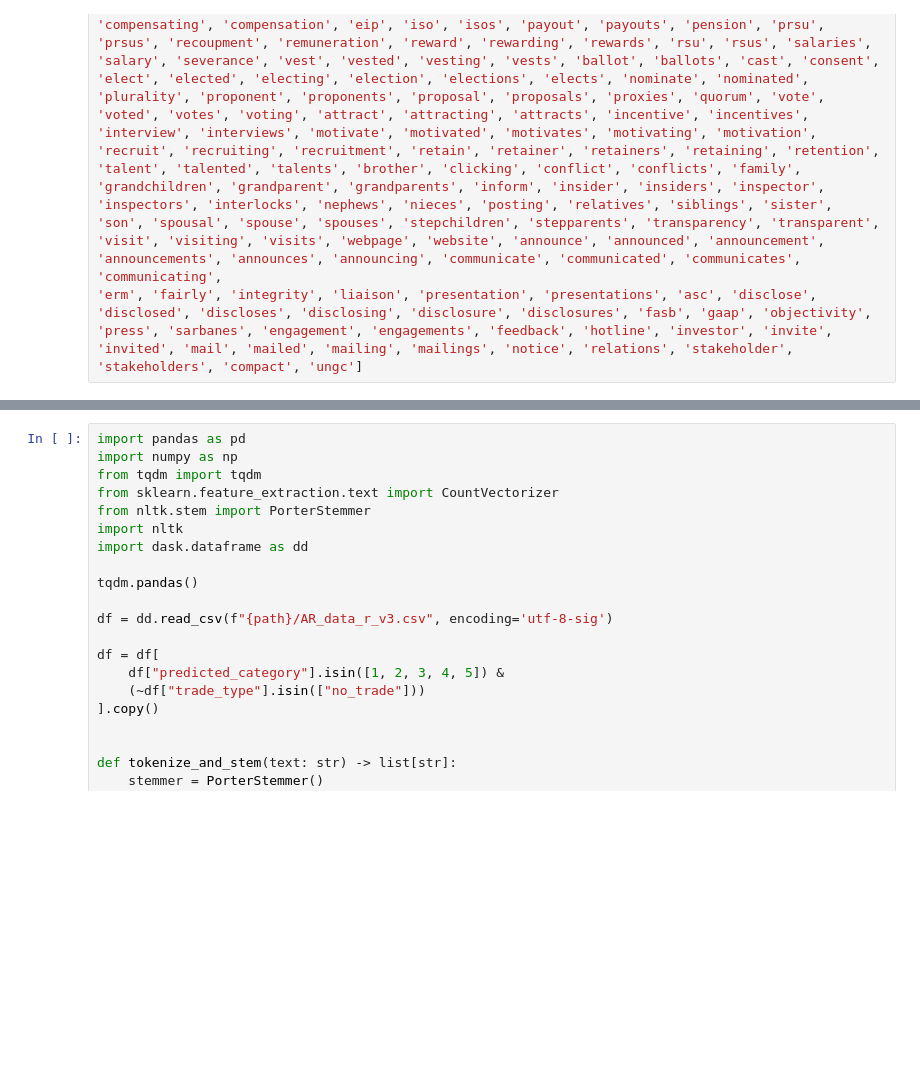
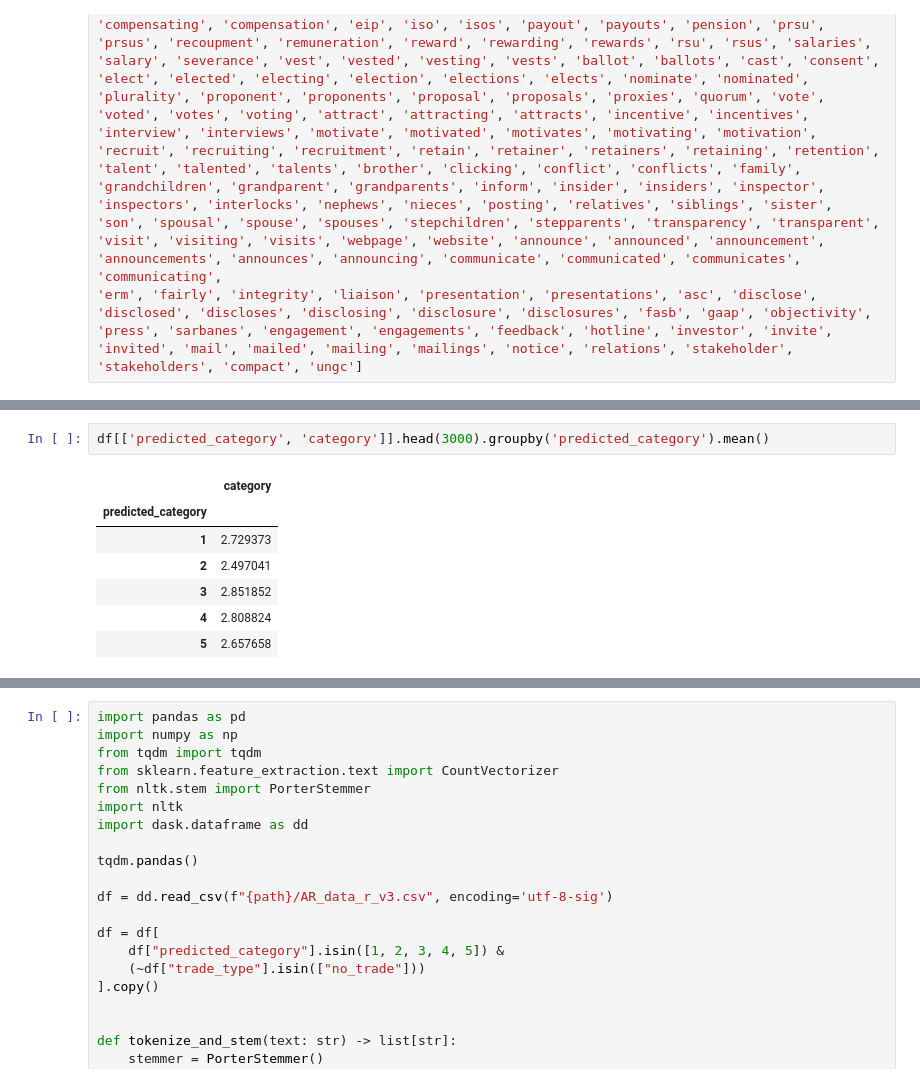
Before and after one commit to Hubert0916/qrt, a Jupyter notebook: utils/data_preprocess.ipynb, the cells around one changed output, grey strips where cells are left out. Cells and saved outputs as stored; diff of their text form; blank space fills up the shorter version.

```diff
--- a/utils/data_preprocess.ipynb
+++ b/utils/data_preprocess.ipynb
@@ -18,0 +55,10 @@ df
+# %%
+df[['predicted_category', 'category']].head(3000).groupby('predicted_category').mean()
+# %% [output]
+|  | category |
+| predicted_category |  |
+| 1 | 2.729373 |
+| 2 | 2.497041 |
+| 3 | 2.851852 |
+| 4 | 2.808824 |
+| 5 | 2.657658 |
```
Also changed, not shown: parts of 21 cells of this notebook, 2 other files.
